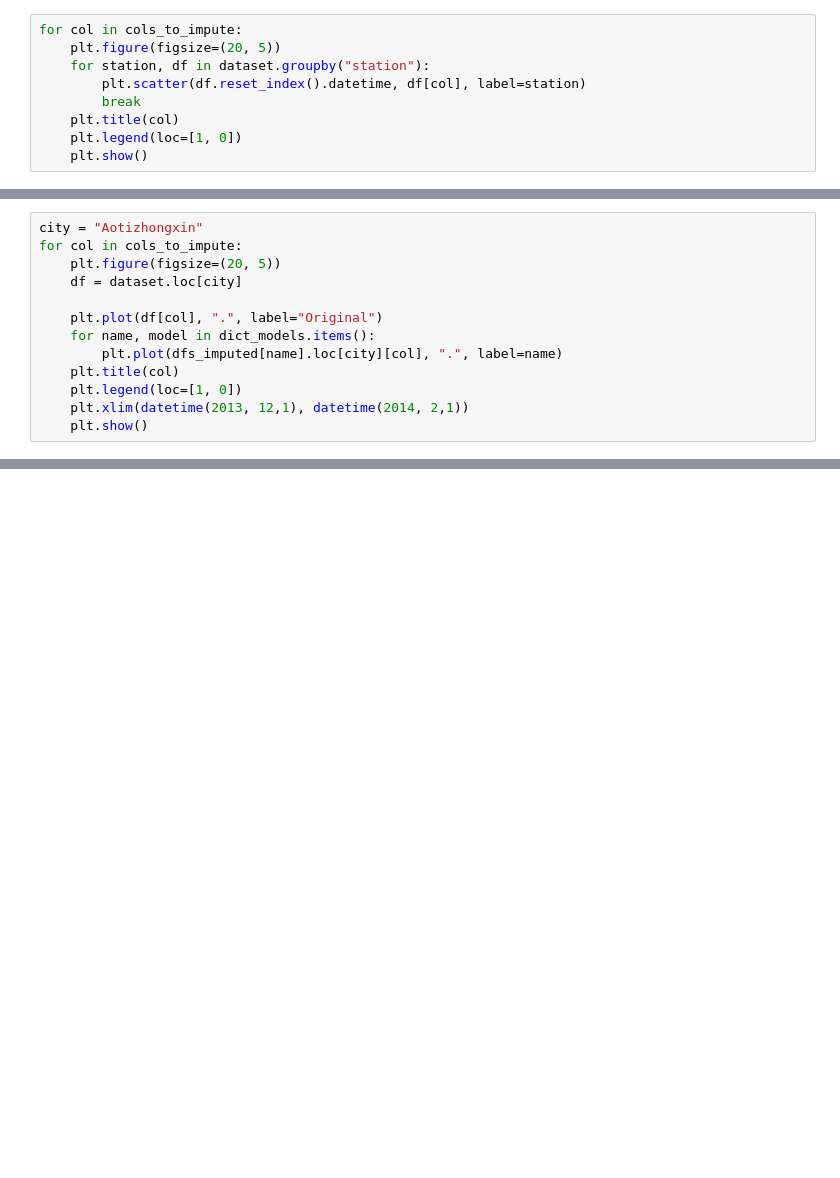
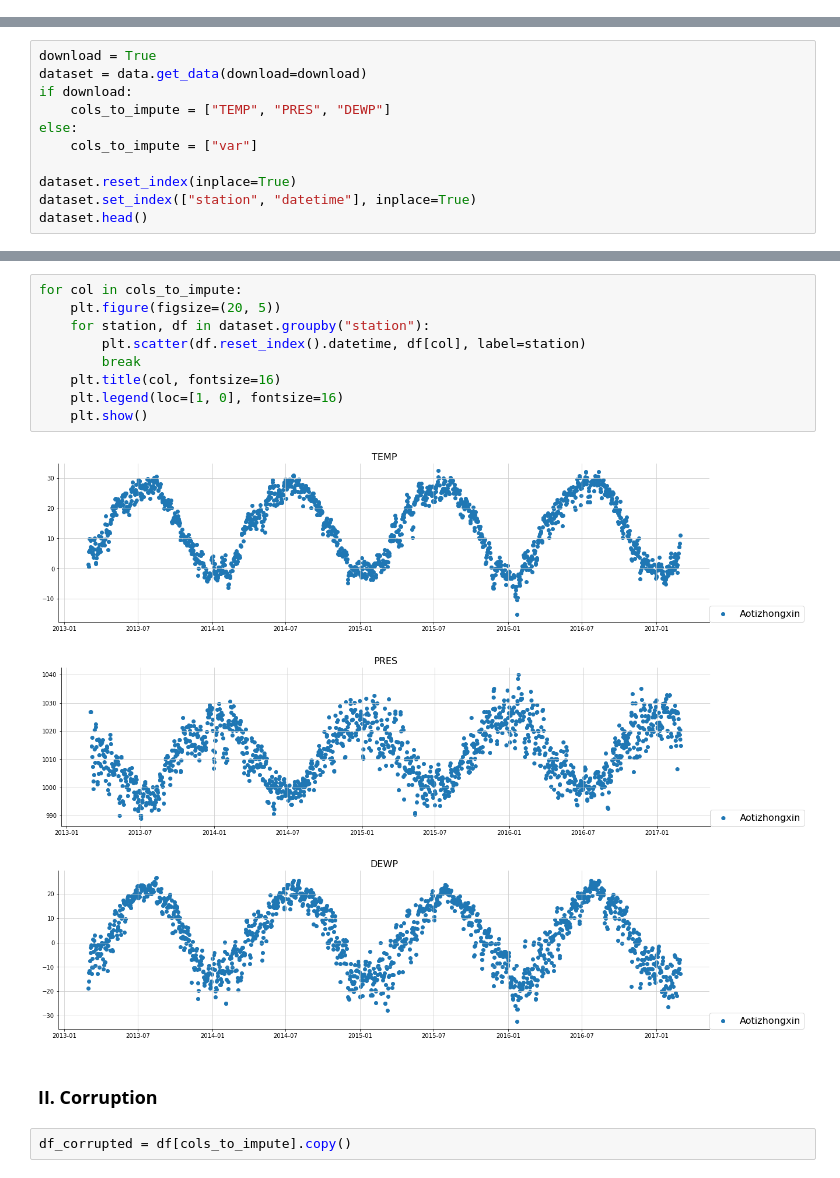
Before and after one commit to scikit-learn-contrib/qolmat, a Jupyter notebook: qolmat/notebooks/benchmark.ipynb, the cells around one changed output, grey strips where cells are left out. Saved outputs shown, nothing was run; the diff lists cells and outputs as text; blank space fills up the shorter version.

```diff
--- a/qolmat/notebooks/benchmark.ipynb
+++ b/qolmat/notebooks/benchmark.ipynb
@@ -70,9 +0,0 @@ dataset = dataset.set_index(["line","station", "datetime", "direction"])
-# %%
-for col in cols_to_impute:
-    plt.figure(figsize=(20, 5))
-    for station, df in dataset.groupby("station"):
-        plt.scatter(df.reset_index().datetime, df[col], label=station)
-        break
-    plt.title(col)
-    plt.legend(loc=[1, 0])
-    plt.show()
@@ -226,13 +0,0 @@ dfs_imputed["EM"]
-# %%
-city = "Aotizhongxin"
-for col in cols_to_impute:
-    plt.figure(figsize=(20, 5))
-    df = dataset.loc[city]
-
-    plt.plot(df[col], ".", label="Original")
-    for name, model in dict_models.items():
-        plt.plot(dfs_imputed[name].loc[city][col], ".", label=name)
-    plt.title(col)
-    plt.legend(loc=[1, 0])
-    plt.xlim(datetime(2013, 12,1), datetime(2014, 2,1))
-    plt.show()
@@ -261,0 +19,11 @@ df_mean
+# %%
+download = True
+dataset = data.get_data(download=download)
+if download:
+    cols_to_impute = ["TEMP", "PRES", "DEWP"]
+else:
+    cols_to_impute = ["var"]
+
+dataset.reset_index(inplace=True)
+dataset.set_index(["station", "datetime"], inplace=True)
+dataset.head()
@@ -261,0 +38,17 @@ df_mean
+# %%
+for col in cols_to_impute:
+    plt.figure(figsize=(20, 5))
+    for station, df in dataset.groupby("station"):
+        plt.scatter(df.reset_index().datetime, df[col], label=station)
+        break
+    plt.title(col, fontsize=16)
+    plt.legend(loc=[1, 0], fontsize=16)
+    plt.show()
+# %% [output]
+[figure, added]
+[figure, added]
+[figure, added]
+# %% [markdown]
+### **II. Corruption**
+# %%
+df_corrupted = df[cols_to_impute].copy()
```
Also changed, not shown: parts of 39 cells of this notebook, 3 other files.
